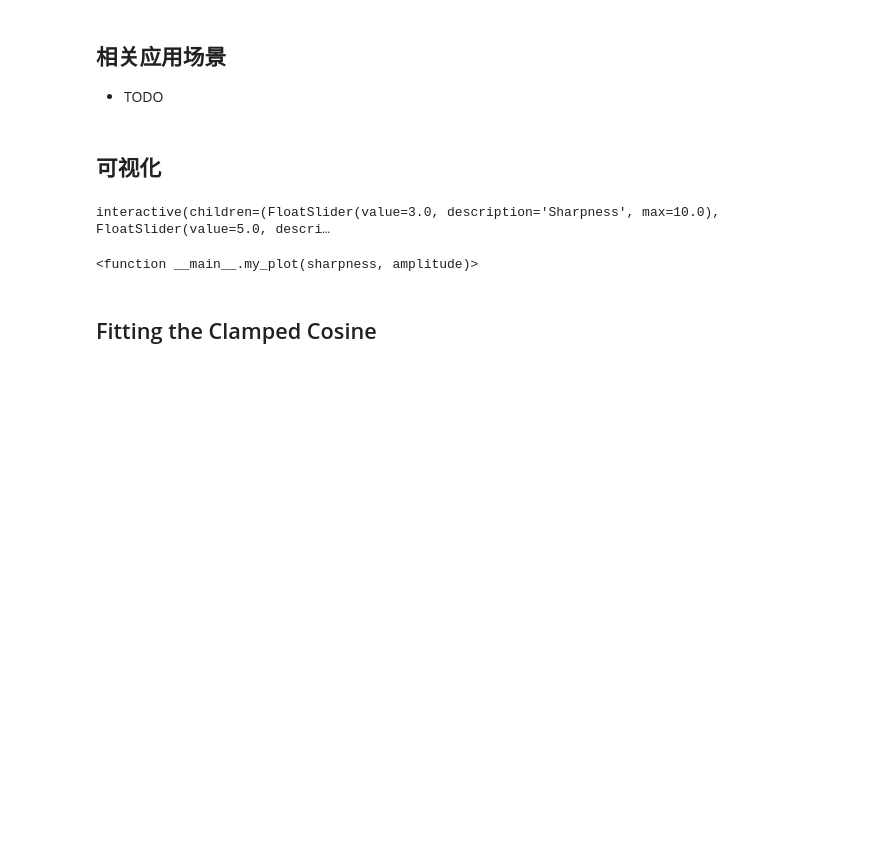
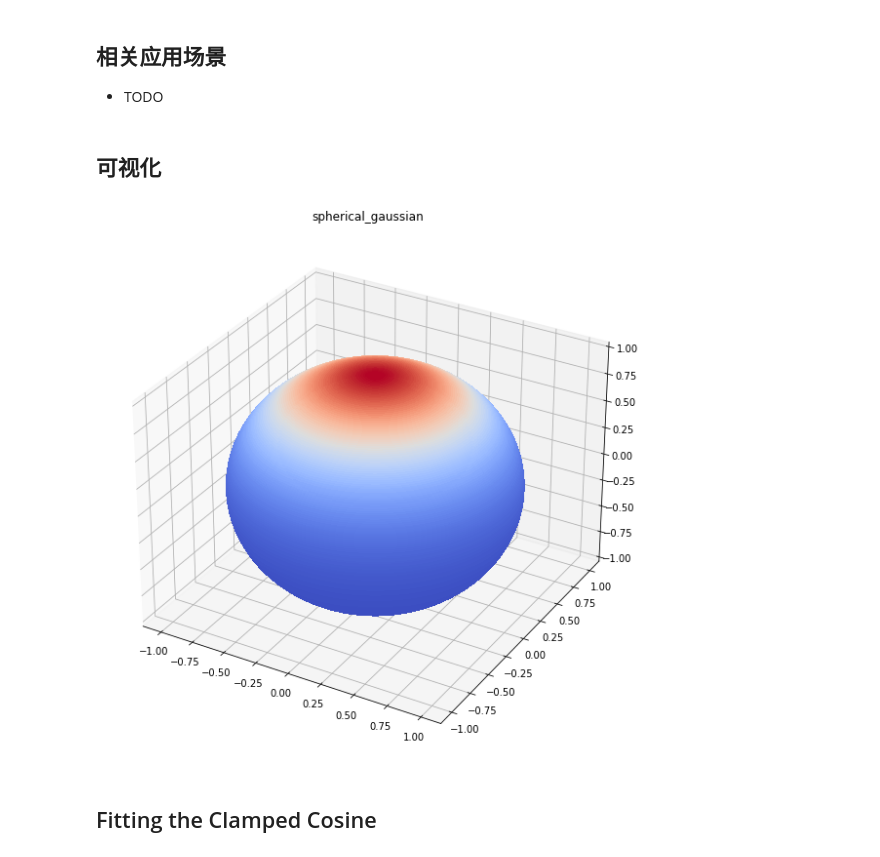
Before and after one commit to neil3d/math_viz, a Jupyter notebook: docs/spherical_gaussians.ipynb, the cells around one changed output. Cells and saved outputs as stored; diff of their text form; code cells hidden in the pictures; blank space fills up the shorter version.

```diff
--- a/docs/spherical_gaussians.ipynb
+++ b/docs/spherical_gaussians.ipynb
@@ -39,13 +42,16 @@ def spherical_gaussian(direction, axis, sharpness, amplitude):
 # %%
 def my_plot(sharpness,amplitude):
     spherical_plot.heatmap(spherical_gaussian, axis=[0,0,1], sharpness = sharpness, amplitude=amplitude)
 
-widgets.interact(my_plot,
+site_build = True
+if site_build:
+    my_plot(3,5)
+else:
+    widgets.interact(my_plot,
                  sharpness=widgets.FloatSlider(value=3, min=0,max=10, description='Sharpness'),
                  amplitude=widgets.FloatSlider(value=5, min=0,max=10, description='Amplitude'))
 # %% [output]
-interactive(children=(FloatSlider(value=3.0, description='Sharpness', max=10.0), FloatSlider(value=5.0, descri…
-<function __main__.my_plot(sharpness, amplitude)>
+[figure, added]
 # %% [markdown]
 ## Fitting the Clamped Cosine
 # %%
```
Also changed, not shown: parts of 2 cells of this notebook, 2 other files.
